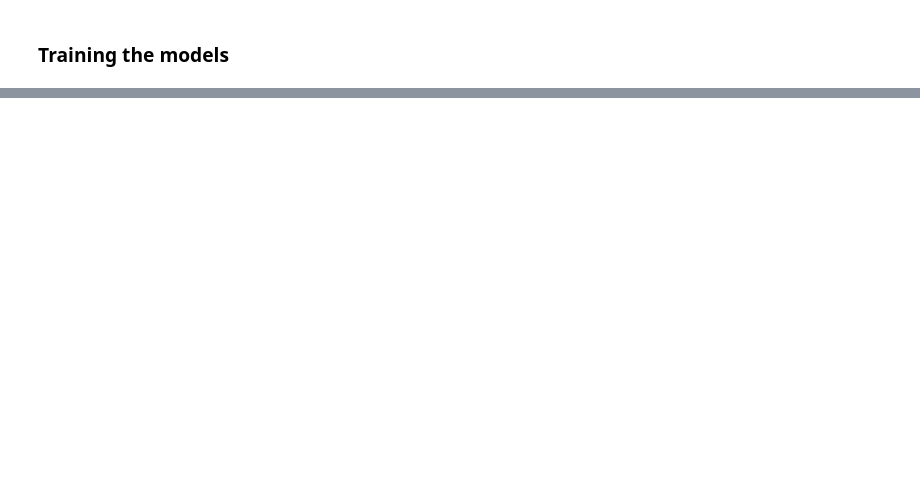
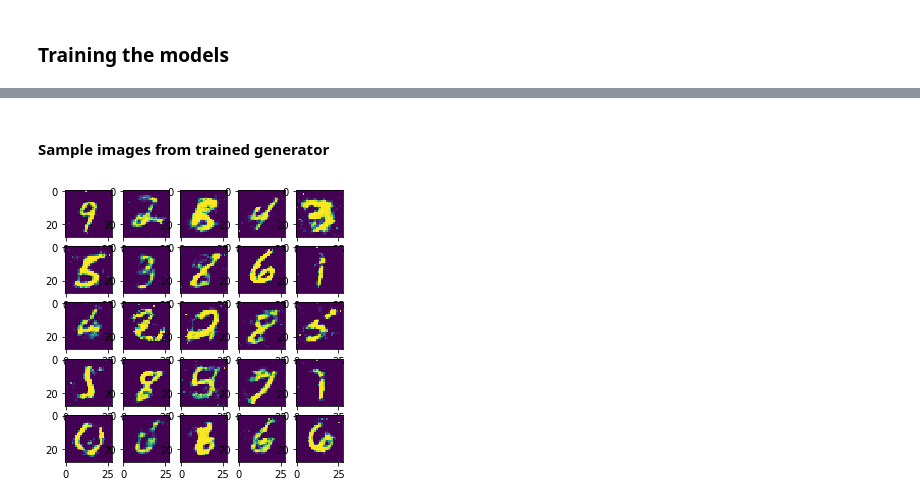
Before and after one commit to djin31/pytorch_examples, a Jupyter notebook: vision/GAN.ipynb, the cells around one changed output, grey strips where cells are left out. Drawn from its saved outputs; the diff is of its cells as text; code cells hidden in the pictures; blank space fills up the shorter version.

```diff
--- a/vision/GAN.ipynb
+++ b/vision/GAN.ipynb
@@ -243,0 +192,11 @@ tensor([[-0.6525, -0.4085, -0.2954,  0.3163,  0.6415, -0.2602, -0.4483,  0.2193,
+# %% [markdown]
+#### Sample images from trained generator
+# %%
+fig = plt.figure(figsize=(5,5))
+generated_images = G(noise(25).cuda()).detach().cpu().numpy().reshape(25,28,28)*0.5 + 0.5
+for i in range(25):
+    plt.subplot(5,5,i+1)
+    plt.imshow(generated_images[i])
+plt.show()
+# %% [output]
+[figure, added]
```
Also changed, not shown: parts of 27 cells of this notebook.
